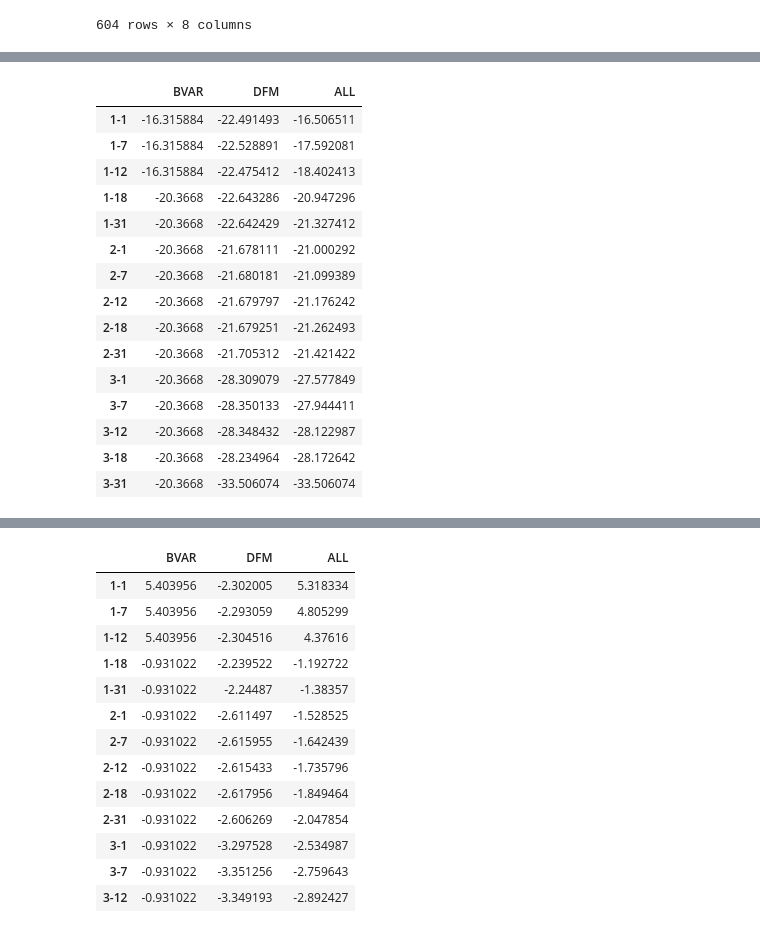
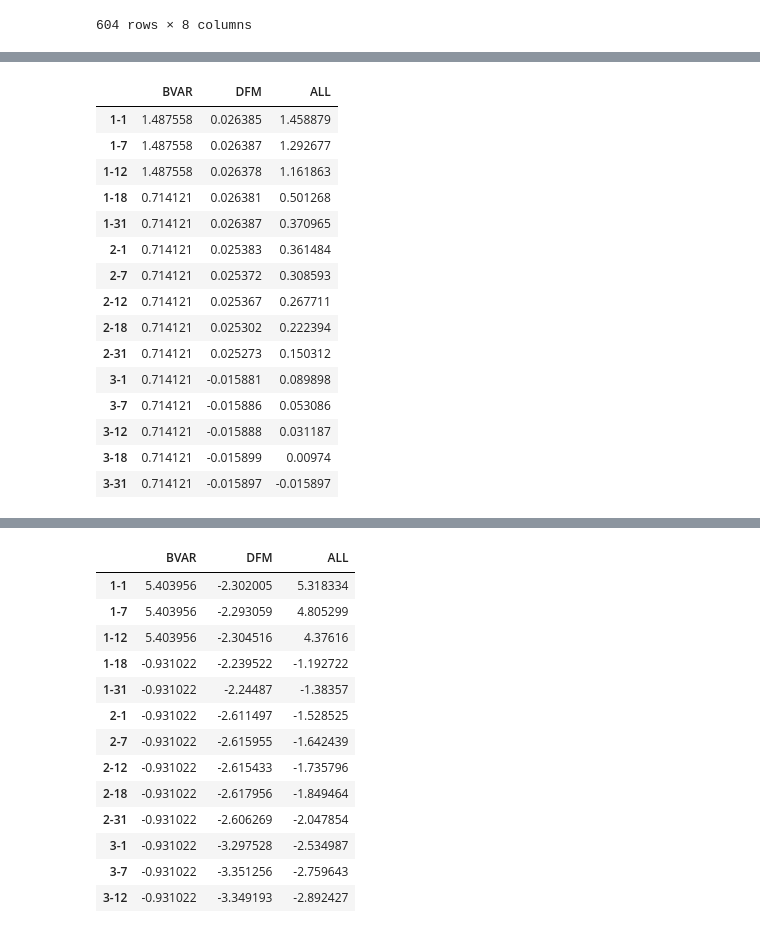
Before and after one commit to CharlesDZhang/China-GDP-Nowcasting, a Jupyter notebook: DFM.ipynb, the cells around one changed output, grey strips where cells are left out. Drawn from its saved outputs; the diff is of its cells as text; code cells hidden in the pictures.

```diff
--- a/DFM.ipynb
+++ b/DFM.ipynb
@@ -383,30 +402,10 @@ GDP_FI= GDP_FI[:'2022']
 # %%
 zz= pd.DataFrame(columns = ['BVAR', 'DFM' , 'ALL' ] , index  = list(GDP_FI['monthday'].drop_duplicates()))
 
-for q in tqdm(range(99)):
-    random_l = [(GDP_YOY[:'2012'].mean()  + np.random.rand( ) * GDP_YOY[ :'2012'].std())[0] * 100 for i in range(len(GDP_YOY['2013':]))]
+for q in tqdm(range(1)):
+    random_l = (GDP_YOY.shift(1)*100)['2013':].iloc[:,0].to_list()
     for i in GDP_FI['monthday'].drop_duplicates().dropna():
         zz.loc[i,'BVAR']  = mean_squared_error(GDP_FI[GDP_FI['monthday'] ==i ]['BVAR'] , GDP_YOY['2013':] *100 )  - mean_squared_error(GDP_YOY['2013':] *100 ,random_l)
         zz.loc[i,'DFM']  = mean_squared_error(GDP_FI[GDP_FI['monthday'] ==i ]['DFM'] , GDP_YOY['2013':] *100 ) - mean_squared_error(GDP_YOY['2013':] *100  ,random_l)
         zz.loc[i,'ALL']  = mean_squared_error(GDP_FI[GDP_FI['monthday'] ==i ]['YOY'] , GDP_YOY['2013':] *100 ) - mean_squared_error(GDP_YOY['2013':] *100 ,random_l)
-    DF  = DF + zz
-# %%
-DF/100
-# %% [output]
-|  | BVAR | DFM | ALL |
-| 1-1 | -16.315884 | -22.491493 | -16.506511 |
-| 1-7 | -16.315884 | -22.528891 | -17.592081 |
-| 1-12 | -16.315884 | -22.475412 | -18.402413 |
-| 1-18 | -20.3668 | -22.643286 | -20.947296 |
-| 1-31 | -20.3668 | -22.642429 | -21.327412 |
-| 2-1 | -20.3668 | -21.678111 | -21.000292 |
-| 2-7 | -20.3668 | -21.680181 | -21.099389 |
-| 2-12 | -20.3668 | -21.679797 | -21.176242 |
-| 2-18 | -20.3668 | -21.679251 | -21.262493 |
-| 2-31 | -20.3668 | -21.705312 | -21.421422 |
-| 3-1 | -20.3668 | -28.309079 | -27.577849 |
-| 3-7 | -20.3668 | -28.350133 | -27.944411 |
-| 3-12 | -20.3668 | -28.348432 | -28.122987 |
-| 3-18 | -20.3668 | -28.234964 | -28.172642 |
-| 3-31 | -20.3668 | -33.506074 | -33.506074 |
 # %%
@@ -414,11 +413,28 @@ DF/100
 # %%
 zzz= pd.DataFrame(columns = ['BVAR', 'DFM' , 'ALL' ] , index  = list(GDP_FI['monthday'].drop_duplicates()))
-for q in tqdm(range(99)):
-    random_l = [(GDP_YOY[:'2012'].mean()  + np.random.rand( ) * GDP_YOY[ :'2012'].std())[0] * 100 for i in range(len(GDP_YOY['2013':'2019']))]
+for q in tqdm(range(1)):
+    random_l = (GDP_YOY.shift(1)*100)['2013':'2019'].iloc[:,0].to_list()
     for i in GDP_FI['monthday'].drop_duplicates().dropna():
 
-        zzz.loc[i,'BVAR']  = mean_squared_error(GDP_FI[GDP_FI['monthday'] ==i ][:'2019']['BVAR'] , GDP_YOY['Real']['2013':'2019'] *100 ) - mean_squared_error(GDP_YOY['Real']['2013':'2019'] *100 ,random_l )
-        zzz.loc[i,'DFM']  = mean_squared_error(GDP_FI[GDP_FI['monthday'] ==i ][:'2019']['DFM'] , GDP_YOY['Real']['2013':'2019'] *100 )  - mean_squared_error(GDP_YOY['Real']['2013':'2019'] *100 ,random_l )
-        zzz.loc[i,'ALL']  = mean_squared_error(GDP_FI[GDP_FI['monthday'] ==i ][:'2019']['YOY'] , GDP_YOY['Real']['2013':'2019'] *100 )   - mean_squared_error(GDP_YOY['Real']['2013':'2019'] *100 ,random_l )
+        zzz.loc[i,'BVAR']  = mean_squared_error(GDP_FI[GDP_FI['monthday'] ==i ][:'2019']['BVAR'] , GDP_YOY['2013':'2019'] *100 ) - mean_squared_error(GDP_YOY['2013':'2019'] *100 ,random_l )
+        zzz.loc[i,'DFM']  = mean_squared_error(GDP_FI[GDP_FI['monthday'] ==i ][:'2019']['DFM'] , GDP_YOY['2013':'2019'] *100 )  - mean_squared_error(GDP_YOY['2013':'2019'] *100 ,random_l )
+        zzz.loc[i,'ALL']  = mean_squared_error(GDP_FI[GDP_FI['monthday'] ==i ][:'2019']['YOY'] , GDP_YOY['2013':'2019'] *100 )   - mean_squared_error(GDP_YOY['2013':'2019'] *100 ,random_l )
 
-    DF  = DF + zzz
+zzz
+# %% [output]
+|  | BVAR | DFM | ALL |
+| 1-1 | 1.487558 | 0.026385 | 1.458879 |
+| 1-7 | 1.487558 | 0.026387 | 1.292677 |
+| 1-12 | 1.487558 | 0.026378 | 1.161863 |
+| 1-18 | 0.714121 | 0.026381 | 0.501268 |
+| 1-31 | 0.714121 | 0.026387 | 0.370965 |
+| 2-1 | 0.714121 | 0.025383 | 0.361484 |
+| 2-7 | 0.714121 | 0.025372 | 0.308593 |
+| 2-12 | 0.714121 | 0.025367 | 0.267711 |
+| 2-18 | 0.714121 | 0.025302 | 0.222394 |
+| 2-31 | 0.714121 | 0.025273 | 0.150312 |
+| 3-1 | 0.714121 | -0.015881 | 0.089898 |
+| 3-7 | 0.714121 | -0.015886 | 0.053086 |
+| 3-12 | 0.714121 | -0.015888 | 0.031187 |
+| 3-18 | 0.714121 | -0.015899 | 0.00974 |
+| 3-31 | 0.714121 | -0.015897 | -0.015897 |
```
Also changed, not shown: parts of 4 cells of this notebook, 3 other files.
